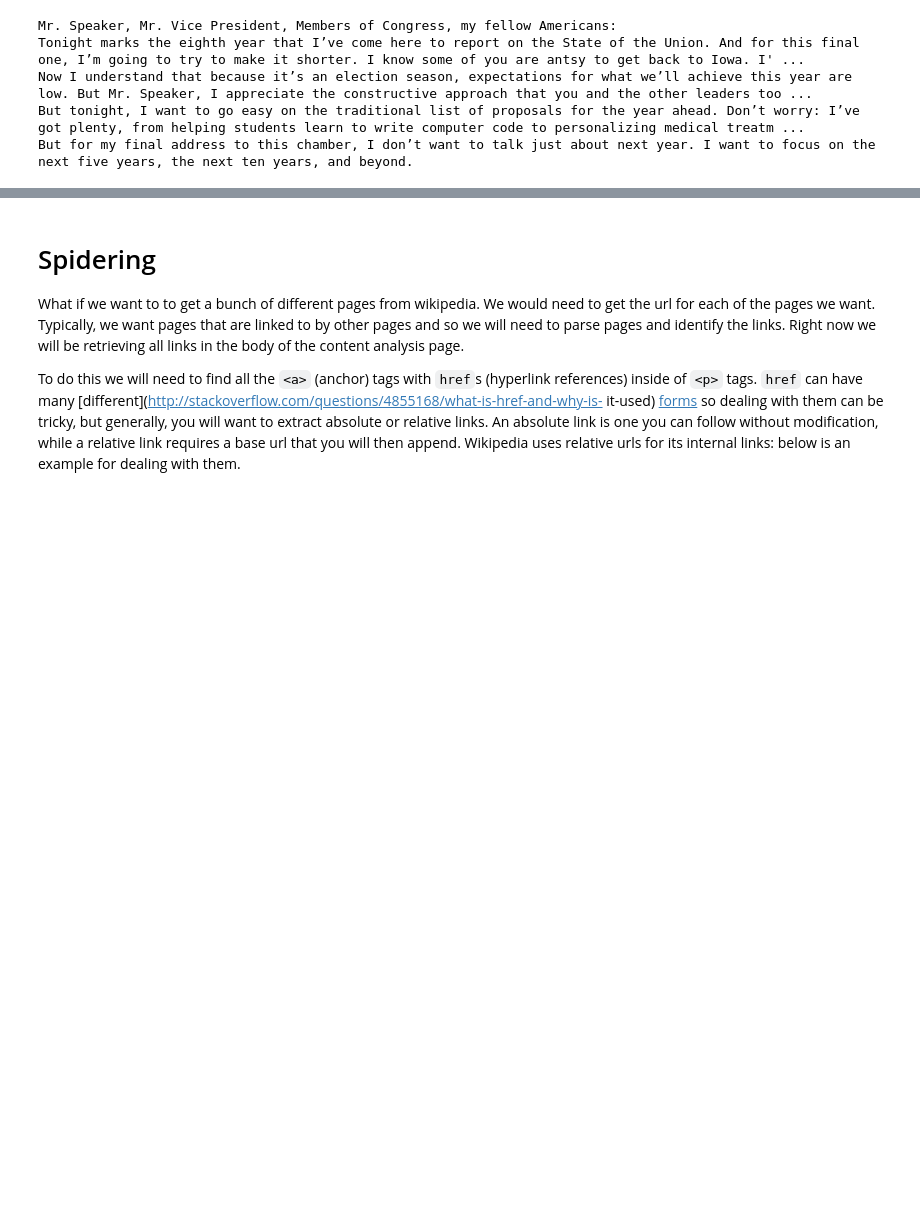
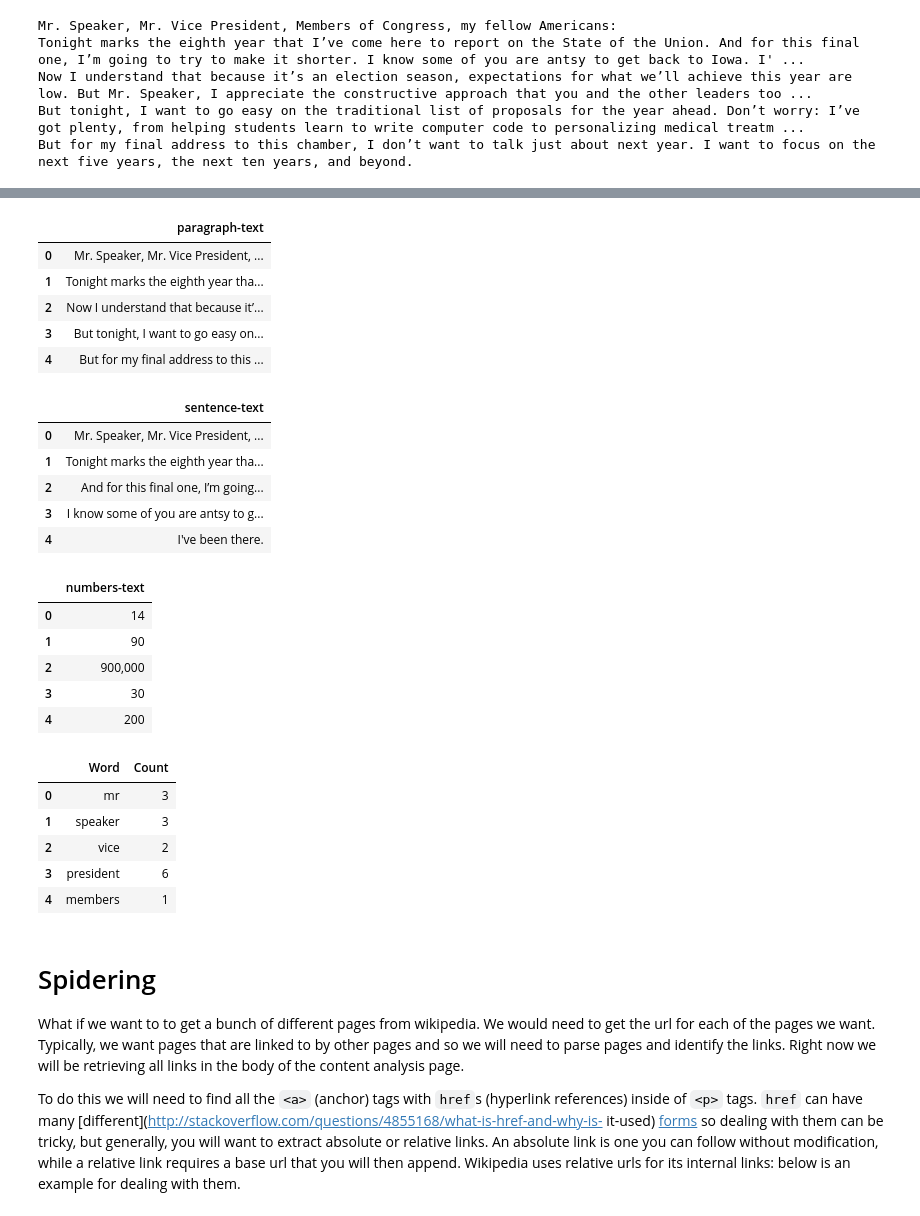
Before and after one commit to sunnyjooey/content-analysis-2018, a Jupyter notebook: 1-Intro/1-intro.ipynb, the cells around one changed output, grey strips where cells are left out. Drawn from its saved outputs; the diff is of its cells as text; code cells hidden in the pictures; blank space fills up the shorter version.

```diff
--- a/1-Intro/1-intro.ipynb
+++ b/1-Intro/1-intro.ipynb
@@ -276,3 +283,33 @@ contentWordsDF.columns = ['Word','Count']
+# %%
+display(contentParagraphsDF.head())
+display(contentSentencesDF.head())
+display(contentNumbersDF.head())
+display(contentWordsDF.head())
+# %% [output]
+|  | paragraph-text |
+| 0 | Mr. Speaker, Mr. Vice President, ... |
+| 1 | Tonight marks the eighth year tha... |
+| 2 | Now I understand that because it’... |
+| 3 | But tonight, I want to go easy on... |
+| 4 | But for my final address to this ... |
+|  | sentence-text |
+| 0 | Mr. Speaker, Mr. Vice President, ... |
+| 1 | Tonight marks the eighth year tha... |
+| 2 | And for this final one, I’m going... |
+| 3 | I know some of you are antsy to g... |
+| 4 | I've been there. |
+|  | numbers-text |
+| 0 | 14 |
+| 1 | 90 |
+| 2 | 900,000 |
+| 3 | 30 |
+| 4 | 200 |
+|  | Word | Count |
+| 0 | mr | 3 |
+| 1 | speaker | 3 |
+| 2 | vice | 2 |
+| 3 | president | 6 |
+| 4 | members | 1 |
 # %% [markdown]
 
 # Spidering
```
Also changed, not shown: parts of 27 cells of this notebook.
